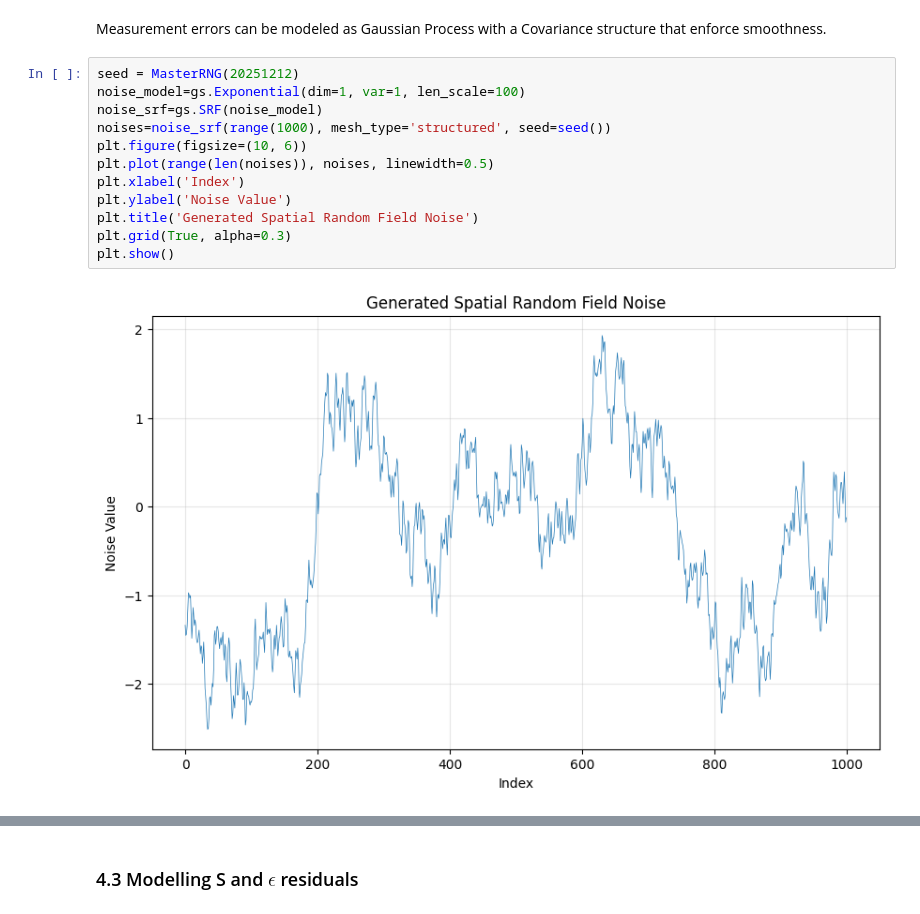
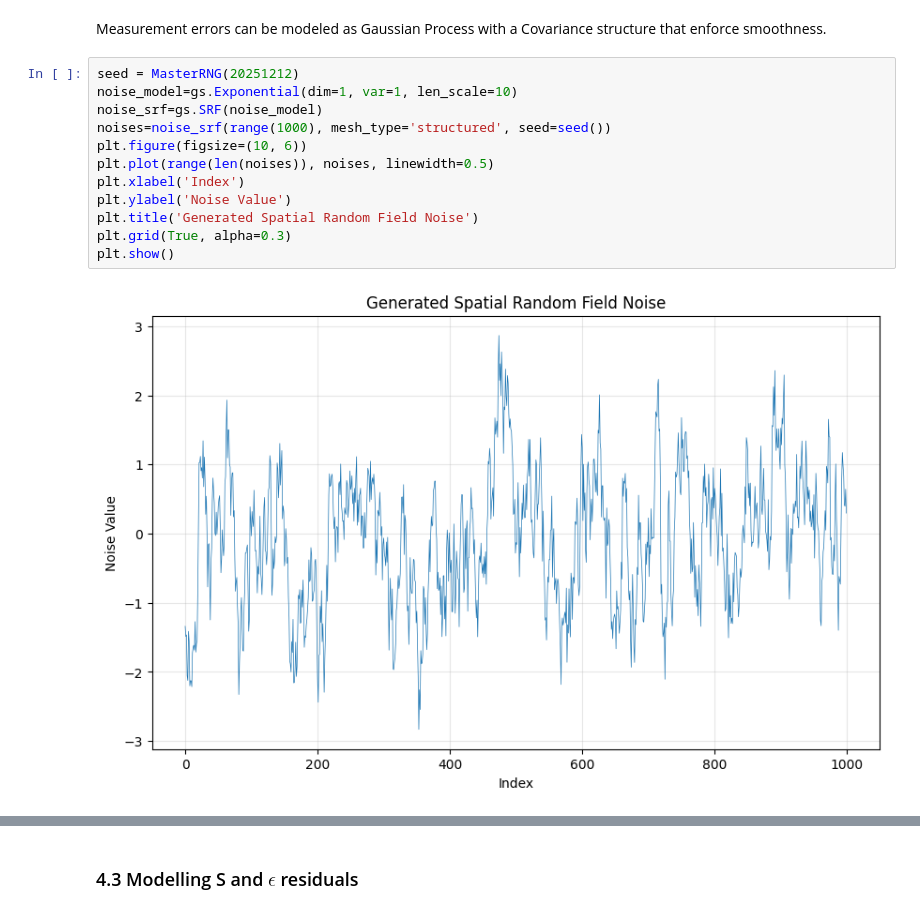
Before and after one commit to TommasoLocatelli/GRUAN_EDA, a Jupyter notebook: code_examples/pblg_unc_gp.ipynb, the cells around one changed output, grey strips where cells are left out. Cells and saved outputs as stored; diff of their text form.

```diff
--- a/code_examples/pblg_unc_gp.ipynb
+++ b/code_examples/pblg_unc_gp.ipynb
@@ -467,15 +656,15 @@ plt.show()
 Measurement errors can be modeled as Gaussian Process with a Covariance structure that enforce smoothness.
 # %%
 seed = MasterRNG(20251212)
-noise_model=gs.Exponential(dim=1, var=1, len_scale=100)
+noise_model=gs.Exponential(dim=1, var=1, len_scale=10)
 noise_srf=gs.SRF(noise_model)
 noises=noise_srf(range(1000), mesh_type='structured', seed=seed())
 plt.figure(figsize=(10, 6))
 plt.plot(range(len(noises)), noises, linewidth=0.5)
 plt.xlabel('Index')
 plt.ylabel('Noise Value')
 plt.title('Generated Spatial Random Field Noise')
 plt.grid(True, alpha=0.3)
 plt.show()
 # %% [output]
-[figure, old version]
+[figure, new version]
```
Also changed, not shown: parts of 19 cells of this notebook, 3 other files.
